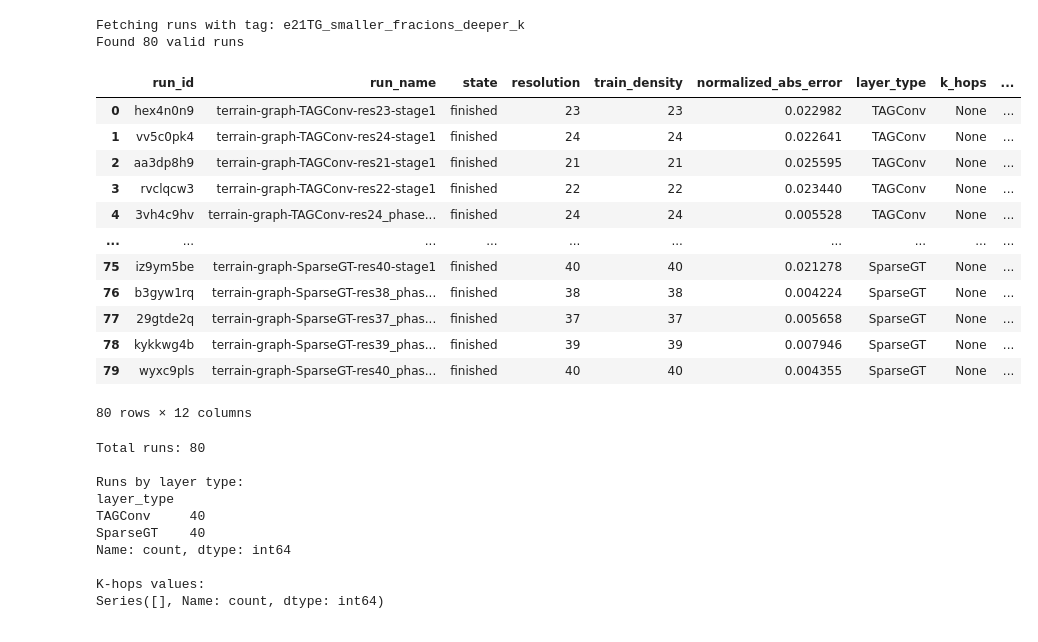
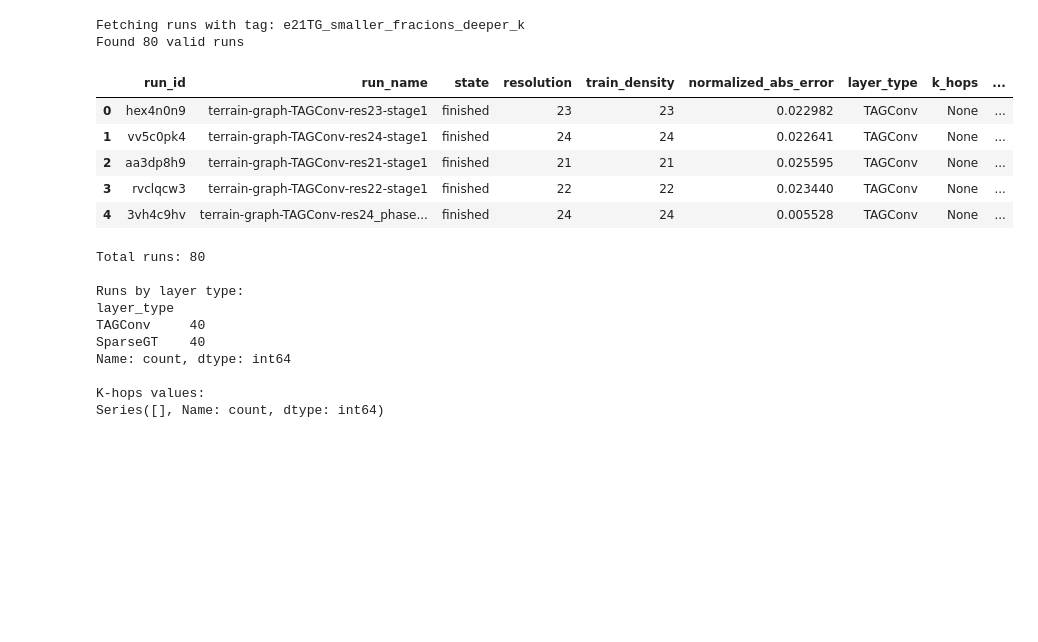
Before and after one commit to jotaporras/shortest-paths-nn, a Jupyter notebook: notebooks/e21_smaller_fractions_analysis.ipynb, the cells around one changed output. Cells and saved outputs as stored; diff of their text form; code cells hidden in the pictures; blank space fills up the shorter version.

```diff
--- a/notebooks/e21_smaller_fractions_analysis.ipynb
+++ b/notebooks/e21_smaller_fractions_analysis.ipynb
@@ -84,7 +84,7 @@ TAG = "e21TG_smaller_fracions_deeper_k"
 print(f"Fetching runs with tag: {TAG}")
 
 # Try both entities in case runs are in different projects
-df_jotaporras = fetch_runs_by_tag('jotaporras', 'terrains', TAG)
+df_jotaporras = fetch_runs_by_tag('alelab', 'terrains', TAG)
 df_alelab = fetch_runs_by_tag('alelab', 'terrains', TAG)
 
 df = pd.concat([df_jotaporras, df_alelab], ignore_index=True).drop_duplicates(subset='run_id')
@@ -93,21 +93,14 @@ print(f"Found {len(df)} valid runs")
 Fetching runs with tag: e21TG_smaller_fracions_deeper_k
 Found 80 valid runs
 # %%
-df
+df.head()
 # %% [output]
 |  | run_id | run_name | state | resolution | train_density | normalized_abs_error | layer_type | k_hops | ... |
 | 0 | hex4n0n9 | terrain-graph-TAGConv-res23-stage1 | finished | 23 | 23 | 0.022982 | TAGConv | None | ... |
 | 1 | vv5c0pk4 | terrain-graph-TAGConv-res24-stage1 | finished | 24 | 24 | 0.022641 | TAGConv | None | ... |
 | 2 | aa3dp8h9 | terrain-graph-TAGConv-res21-stage1 | finished | 21 | 21 | 0.025595 | TAGConv | None | ... |
 | 3 | rvclqcw3 | terrain-graph-TAGConv-res22-stage1 | finished | 22 | 22 | 0.023440 | TAGConv | None | ... |
 | 4 | 3vh4c9hv | terrain-graph-TAGConv-res24_phase... | finished | 24 | 24 | 0.005528 | TAGConv | None | ... |
-| ... | ... | ... | ... | ... | ... | ... | ... | ... | ... |
-| 75 | iz9ym5be | terrain-graph-SparseGT-res40-stage1 | finished | 40 | 40 | 0.021278 | SparseGT | None | ... |
-| 76 | b3gyw1rq | terrain-graph-SparseGT-res38_phas... | finished | 38 | 38 | 0.004224 | SparseGT | None | ... |
-| 77 | 29gtde2q | terrain-graph-SparseGT-res37_phas... | finished | 37 | 37 | 0.005658 | SparseGT | None | ... |
-| 78 | kykkwg4b | terrain-graph-SparseGT-res39_phas... | finished | 39 | 39 | 0.007946 | SparseGT | None | ... |
-| 79 | wyxc9pls | terrain-graph-SparseGT-res40_phas... | finished | 40 | 40 | 0.004355 | SparseGT | None | ... |
-80 rows × 12 columns
 # %%
 # Add density column (inverse of resolution squared)
 df['density'] = 1 / (df['resolution'] ** 2)
```
Also changed, not shown: parts of 4 cells of this notebook, 3 other files.
